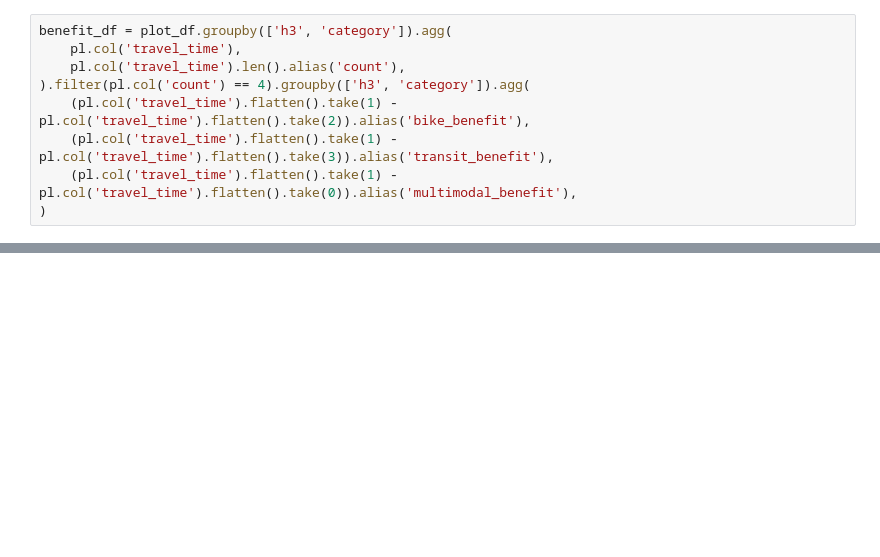
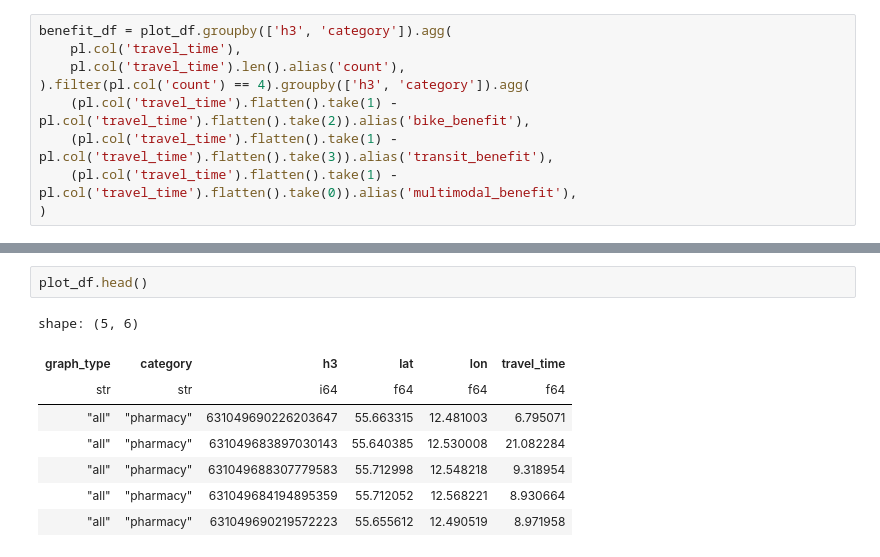
Before and after one commit to hextransit/n-minute-city, a Jupyter notebook: python/single_city_eval.ipynb, the cells around one changed output, grey strips where cells are left out. Saved outputs shown, nothing was run; the diff lists cells and outputs as text; blank space fills up the shorter version.

Commit message:
fix the walk & bike times + more eval

```diff
--- a/python/single_city_eval.ipynb
+++ b/python/single_city_eval.ipynb
@@ -210,0 +245,11 @@ ggplot(benefit_df.to_pandas()) + \
+# %%
+plot_df.head()
+# %% [output]
+shape: (5, 6)
+| graph_type | category | h3 | lat | lon | travel_time |
+| str | str | i64 | f64 | f64 | f64 |
+| "all" | "pharmacy" | 631049690226203647 | 55.663315 | 12.481003 | 6.795071 |
+| "all" | "pharmacy" | 631049683897030143 | 55.640385 | 12.530008 | 21.082284 |
+| "all" | "pharmacy" | 631049688307779583 | 55.712998 | 12.548218 | 9.318954 |
+| "all" | "pharmacy" | 631049684194895359 | 55.712052 | 12.568221 | 8.930664 |
+| "all" | "pharmacy" | 631049690219572223 | 55.655612 | 12.490519 | 8.971958 |
```
Also changed, not shown: parts of 9 cells of this notebook, 2 other files.
